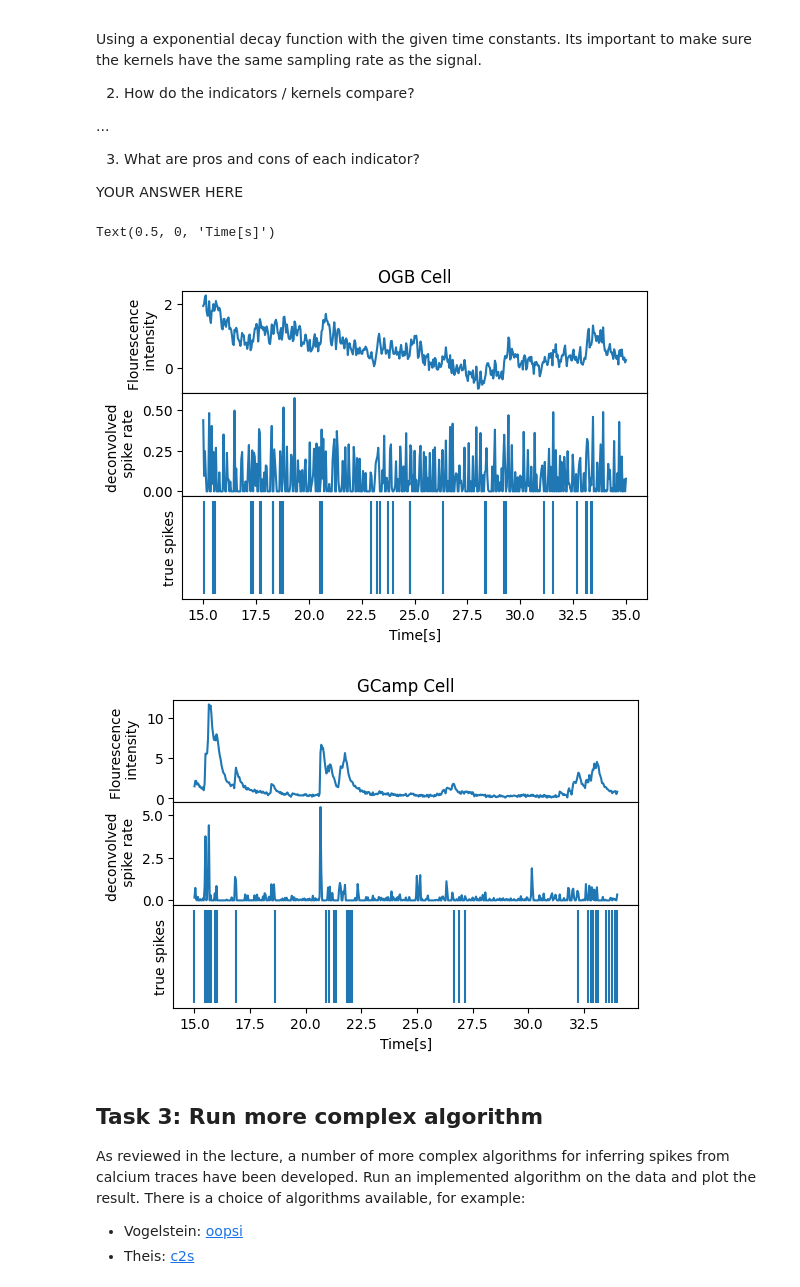
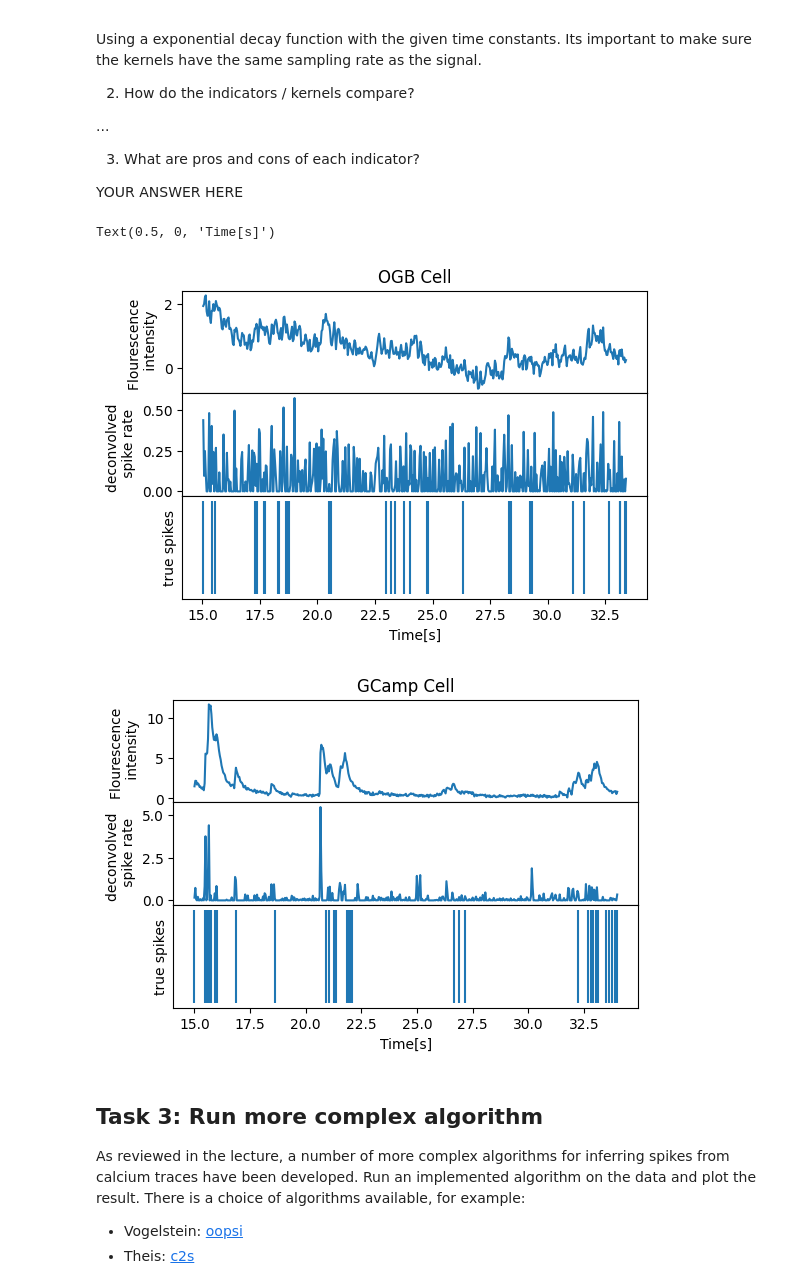
Before and after one commit to toniklenk/NeuralDataScience, a Jupyter notebook: notebooks/CodingLab3.ipynb, the cells around one changed output. Cells and saved outputs as stored; diff of their text form; code cells hidden in the pictures.

Commit message:
plots for task 3

```diff
--- a/notebooks/CodingLab3.ipynb
+++ b/notebooks/CodingLab3.ipynb
@@ -298,7 +298,6 @@ fig, (ax1, ax2, ax3) = plt.subplots(
     1,
     figsize=(6, 4),
     height_ratios=[1, 1, 1],
-    sharex=True,
     gridspec_kw=dict(hspace=0),
 )
 
@@ -309,35 +308,39 @@ ax1.plot(ogb_calcium.loc[start:stop, "5"])
 ax2.set_ylabel("deconvolved \n spike rate")
 ax2.plot(ogb_deconv.loc[start:stop])
 ax3.vlines(
     ogb[ogb == 1].index.values,
     ymin=0,
     ymax=1,
 )
 ax3.set_yticks([])
 ax3.set_ylabel("true spikes")
 ax3.set_xlabel("Time[s]")
 
 fig, (ax1, ax2, ax3) = plt.subplots(
-    3, 1, figsize=(6, 4), height_ratios=[1, 1, 1], gridspec_kw=dict(hspace=0)
+    3,
+    1,
+    figsize=(6, 4),
+    height_ratios=[1, 1, 1],
+    gridspec_kw=dict(hspace=0),
 )
 
 # GCamp Cell
 ax1.set_title("GCamp Cell")
 ax1.set_ylabel("Flourescence \n intensity")
 ax1.plot(gcamp_calcium.loc[start:stop, "6"])
 ax2.set_ylabel("deconvolved \n spike rate")
 ax2.plot(gcamp_deconv.loc[start:stop])
 ax3.vlines(
     gcamp[gcamp == 1].index,
     ymin=0,
     ymax=1,
 )
 ax3.set_yticks([])
 ax3.set_ylabel("true spikes")
 ax3.set_xlabel("Time[s]")
 # %% [output]
 Text(0.5, 0, 'Time[s]')
-[figure, old version]
+[figure, new version]
 [figure]
 # %% [markdown]
 ## Task 3: Run more complex algorithm
```
Also changed, not shown: parts of 4 cells of this notebook, 1 other file.
